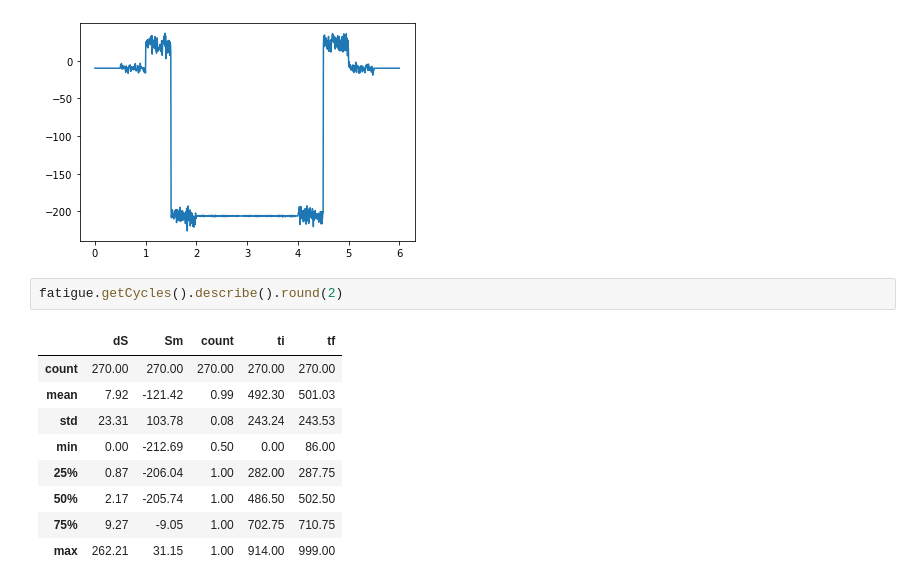
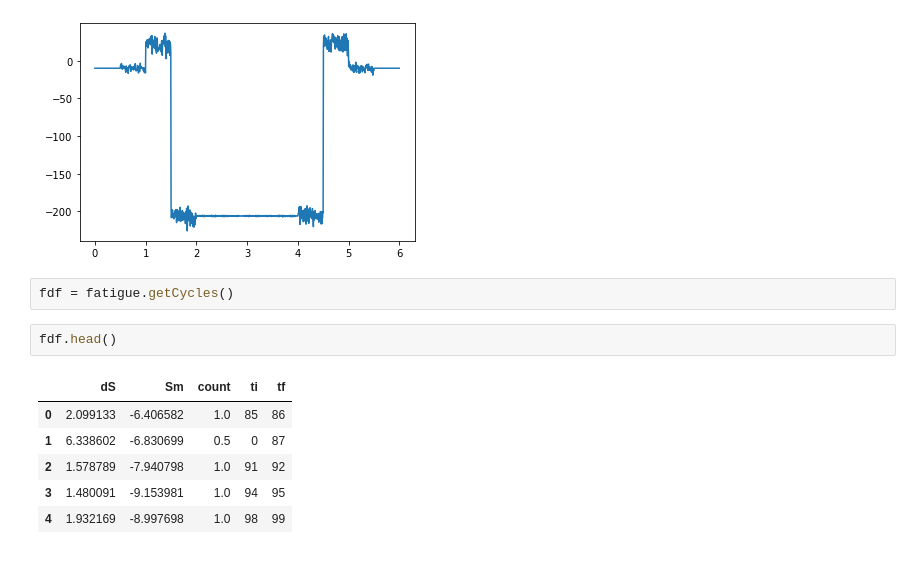
Before and after one commit to dmkeijzer/RBDOWigeon-paper, a Jupyter notebook: structures/NewBox.ipynb, the cells around one changed output. Saved outputs shown, nothing was run; the diff lists cells and outputs as text.

```diff
--- a/structures/NewBox.ipynb
+++ b/structures/NewBox.ipynb
@@ -394,15 +394,14 @@ sns.lineplot(x=t, y=y)
 # %% [output]
 <AxesSubplot:>
 [figure]
-# %%
-fatigue.getCycles().describe().round(2)
-# %% [output]
-|  | dS | Sm | count | ti | tf |
-| count | 270.00 | 270.00 | 270.00 | 270.00 | 270.00 |
-| mean | 7.92 | -121.42 | 0.99 | 492.30 | 501.03 |
-| std | 23.31 | 103.78 | 0.08 | 243.24 | 243.53 |
-| min | 0.00 | -212.69 | 0.50 | 0.00 | 86.00 |
-| 25% | 0.87 | -206.04 | 1.00 | 282.00 | 287.75 |
-| 50% | 2.17 | -205.74 | 1.00 | 486.50 | 502.50 |
-| 75% | 9.27 | -9.05 | 1.00 | 702.75 | 710.75 |
-| max | 262.21 | 31.15 | 1.00 | 914.00 | 999.00 |
+# %%
+fdf = fatigue.getCycles()
+# %%
+fdf.head()
+# %% [output]
+|  | dS | Sm | count | ti | tf |
+| 0 | 2.099133 | -6.406582 | 1.0 | 85 | 86 |
+| 1 | 6.338602 | -6.830699 | 0.5 | 0 | 87 |
+| 2 | 1.578789 | -7.940798 | 1.0 | 91 | 92 |
+| 3 | 1.480091 | -9.153981 | 1.0 | 94 | 95 |
+| 4 | 1.932169 | -8.997698 | 1.0 | 98 | 99 |
```
